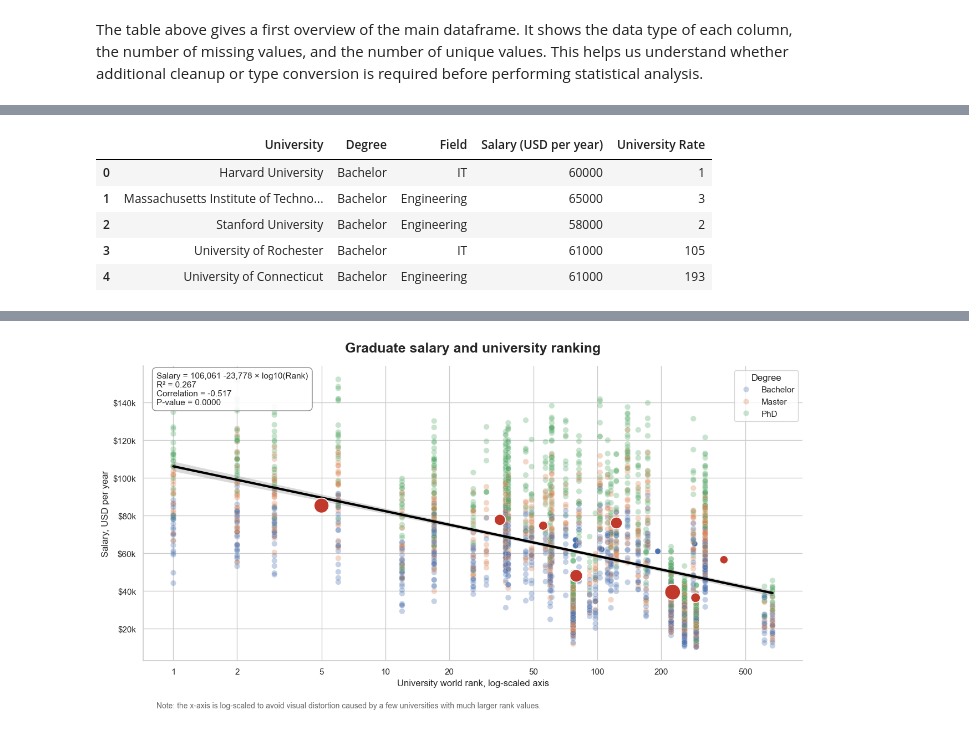
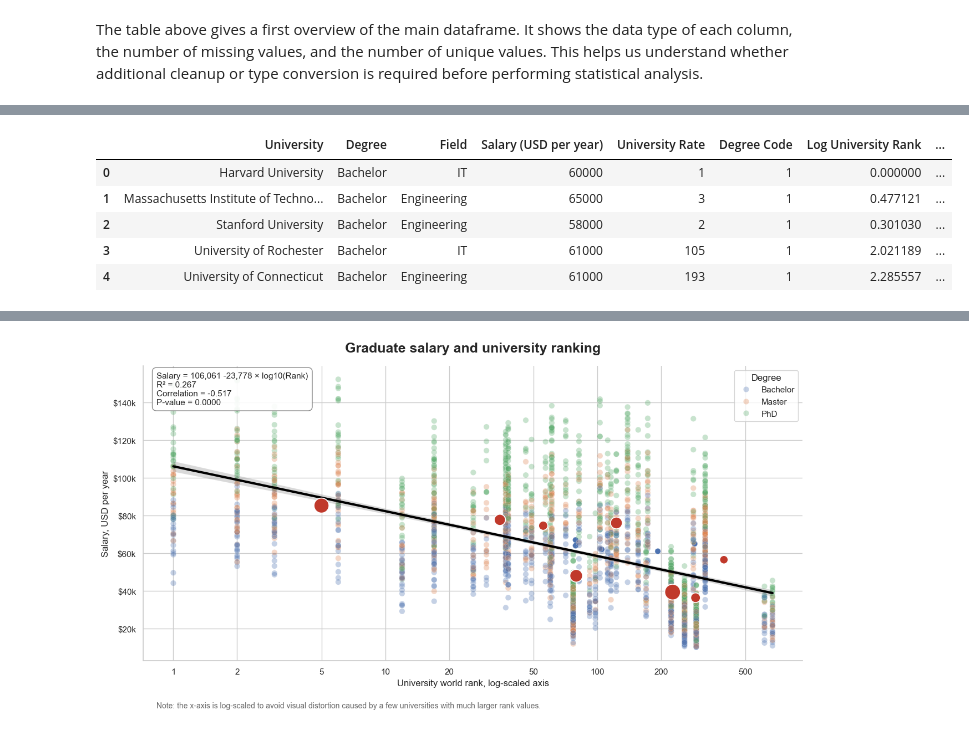
Before and after one commit to maxtheshock/PythonDS-Project, a Jupyter notebook: PythonNotebook.ipynb, the cells around one changed output, grey strips where cells are left out. Drawn from its saved outputs; the diff is of its cells as text; code cells hidden in the pictures.

Commit message:
data transformation and descriptive statistics added

```diff
--- a/PythonNotebook.ipynb
+++ b/PythonNotebook.ipynb
@@ -505,23 +523,66 @@ The table above gives a first overview of the main dataframe. It shows the data
 # %%
-# Good morning, Fedya. As I promised, here are my first commits with implementing
-# something really interesting for our project. Please, do not treat it too strict!
+# Prepare a separate dataframe for transformed salary analysis.
+# We keep alumni_data unchanged and use analysis_data for additional variables.
 
 analysis_data = alumni_data.copy()
 
 salary_col = "Salary (USD per year)"
 rank_col = "University Rate"
 
-analysis_data[salary_col] = pd.to_numeric(analysis_data[salary_col], errors="coerce")
-analysis_data[rank_col] = pd.to_numeric(analysis_data[rank_col], errors="coerce")
+analysis_data[salary_col] = pd.to_numeric(
+    analysis_data[salary_col],
+    errors="coerce"
+)
 
-analysis_data = analysis_data.dropna(subset=[salary_col, rank_col, "Degree", "Field"])
-analysis_data = analysis_data[analysis_data[salary_col] > 0]
+analysis_data[rank_col] = pd.to_numeric(
+    analysis_data[rank_col],
+    errors="coerce"
+)
+
+analysis_data = analysis_data.dropna(
+    subset=["University", "Degree", "Field", salary_col, rank_col]
+)
+
+analysis_data = analysis_data[
+    (analysis_data[salary_col] > 0) &
+    (analysis_data[rank_col] > 0)
+].copy()
+
+degree_order = ["Bachelor", "Master", "PhD"]
+
+degree_code_map = {
+    "Bachelor": 1,
+    "Master": 2,
+    "PhD": 3
+}
+
+analysis_data["Degree"] = pd.Categorical(
+    analysis_data["Degree"],
+    categories=degree_order,
+    ordered=True
+)
+
+analysis_data["Degree Code"] = analysis_data["Degree"].map(degree_code_map).astype(int)
+
+analysis_data["Log University Rank"] = np.log10(
+    analysis_data[rank_col]
+)
+
+field_median_salary = analysis_data.groupby("Field")[salary_col].transform("median")
+
+analysis_data["Salary Relative to Field Median"] = (
+    analysis_data[salary_col] / field_median_salary
+)
+
+analysis_data["Salary Percentile"] = (
+    analysis_data[salary_col].rank(pct=True) * 100
+)
 
 analysis_data.head()
 # %% [output]
-|  | University | Degree | Field | Salary (USD per year) | University Rate |
-| 0 | Harvard University | Bachelor | IT | 60000 | 1 |
-| 1 | Massachusetts Institute of Techno... | Bachelor | Engineering | 65000 | 3 |
-| 2 | Stanford University | Bachelor | Engineering | 58000 | 2 |
-| 3 | University of Rochester | Bachelor | IT | 61000 | 105 |
-| 4 | University of Connecticut | Bachelor | Engineering | 61000 | 193 |
+|  | University | Degree | Field | Salary (USD per year) | University Rate | Degree Code | Log University Rank | ... |
+| 0 | Harvard University | Bachelor | IT | 60000 | 1 | 1 | 0.000000 | ... |
+| 1 | Massachusetts Institute of Techno... | Bachelor | Engineering | 65000 | 3 | 1 | 0.477121 | ... |
+| 2 | Stanford University | Bachelor | Engineering | 58000 | 2 | 1 | 0.301030 | ... |
+| 3 | University of Rochester | Bachelor | IT | 61000 | 105 | 1 | 2.021189 | ... |
+| 4 | University of Connecticut | Bachelor | Engineering | 61000 | 193 | 1 | 2.285557 | ... |
```
Also changed, not shown: parts of 9 cells of this notebook, 1 other file.
